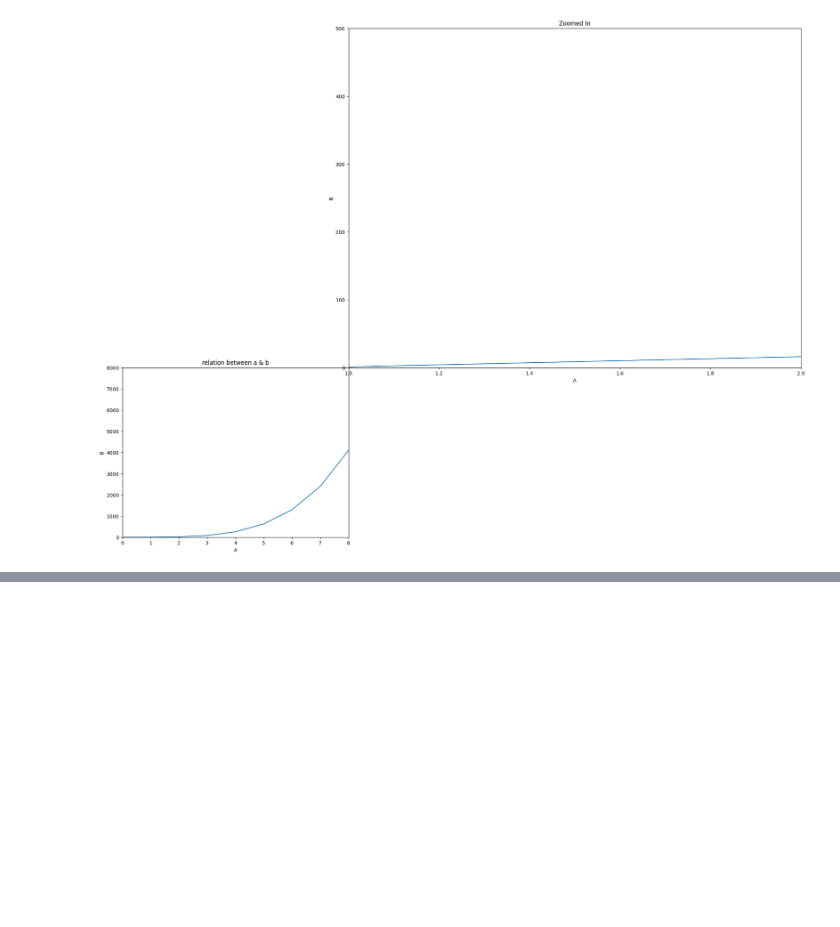
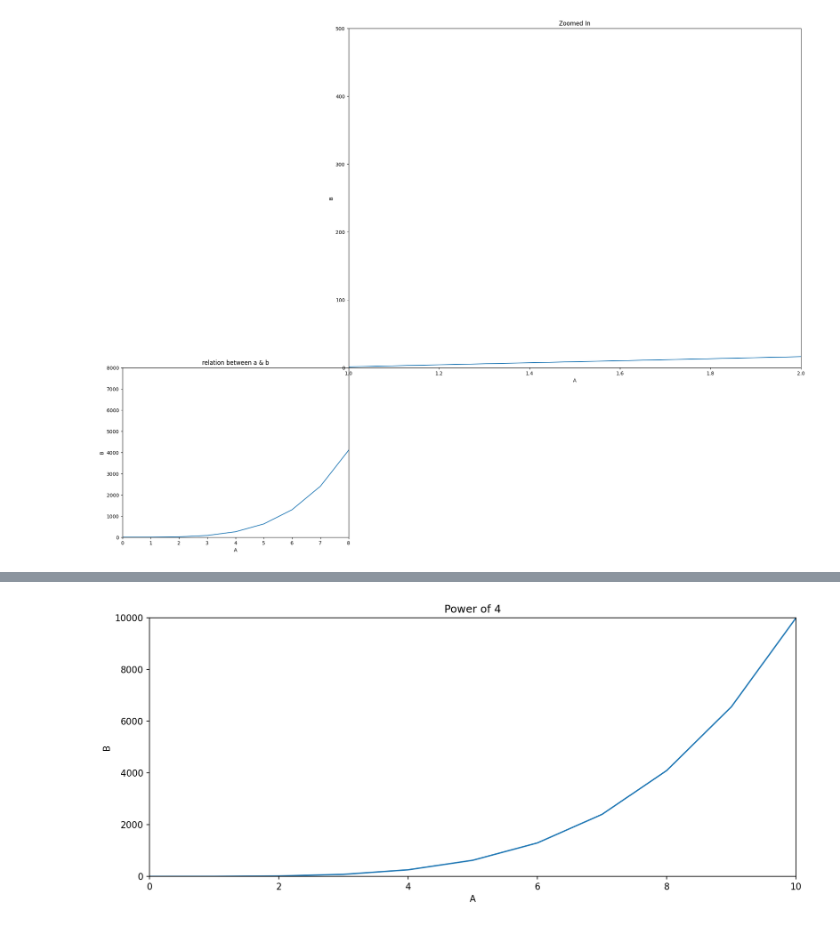
Before and after one commit to chelz2/Matplotlib-data-visualize, a Jupyter notebook: FigureObject.ipynb, the cells around one changed output, grey strips where cells are left out. Saved outputs shown, nothing was run; the diff lists cells and outputs as text; code cells hidden in the pictures; blank space fills up the shorter version.

```diff
--- a/FigureOject.ipynb
+++ b/FigureObject.ipynb
@@ -227,0 +261,18 @@ plt.show()
+# %%
+# Figure size & DPI ---> common Figure object to edit
+
+fig = plt.figure(figsize=(10,4) ,dpi=150)  #-----> making our figure axes plot less blurry with high resolution by incresing size of dpi (dots pixel inch)
+                                          #-----> figsize(x,y) ---> x & y parameters ratio in size (inches)
+axes = fig.add_axes([0,0,1,1])            #----> i.e  with dpi & figsize we can make any size image of the plot we want
+
+axes.set_xlim(0,10)
+axes.set_ylim(0,10000)
+axes.set_xlabel("A")
+
+axes.set_ylabel("B")
+axes.set_title("Power of 4")
+
+axes.plot(a,b)
+plt.show()
+# %% [output]
+[figure, added]
```
Also changed, not shown: parts of 7 cells of this notebook.
